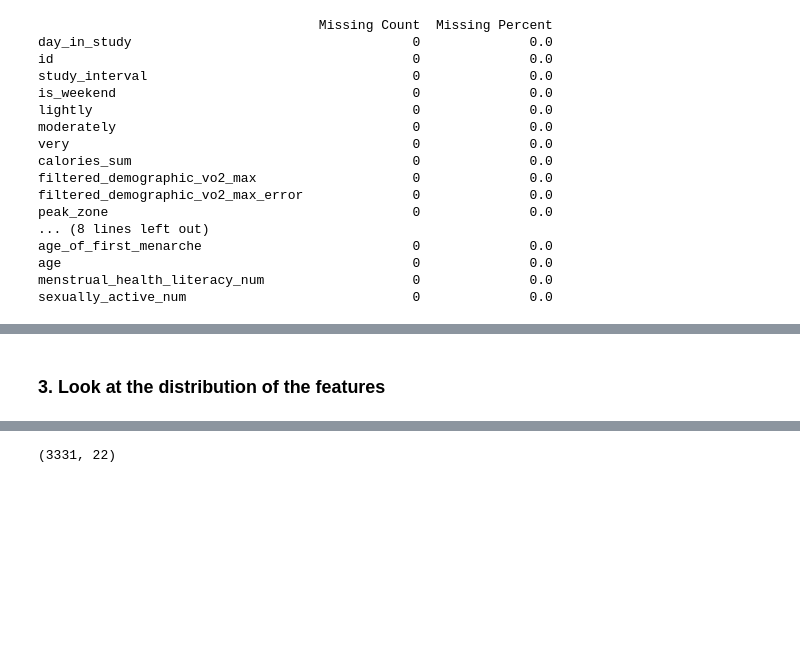
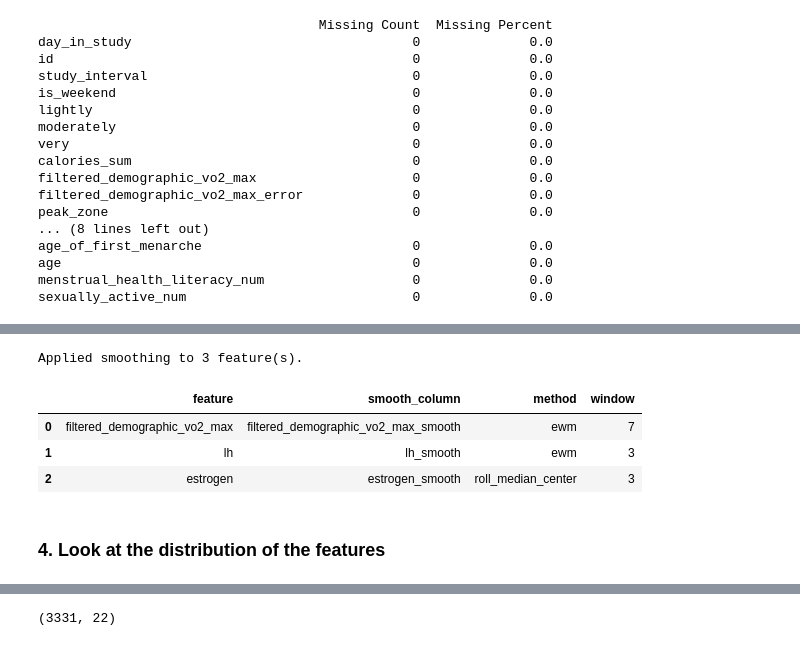
Before and after one commit to EstelleWang-UofT/ML-for-Women, a Jupyter notebook: notebooks/physical activity/merged preprocess.ipynb, the cells around one changed output, grey strips where cells are left out. Drawn from its saved outputs; the diff is of its cells as text; code cells hidden in the pictures; blank space fills up the shorter version.

```diff
--- a/notebooks/physical activity/merged preprocess.ipynb
+++ b/notebooks/physical activity/merged preprocess.ipynb
@@ -308,5 +526,30 @@ sexually_active_num                             0              0.0
+# %%
+applied = []
+
+for feat in smooth_features:
+    cfg = BEST_SMOOTH.get(feat)
+
+    col_smooth = f"{feat}_smooth"
+    merged_fatigue[col_smooth] = smooth_column(
+        merged_fatigue, feat, cfg['method'], cfg['window'], GROUP_COLS
+    )
+    applied.append({
+        'feature': feat,
+        'smooth_column': col_smooth,
+        'method': cfg['method'],
+        'window': cfg['window'],
+    })
+
+print(f"Applied smoothing to {len(applied)} feature(s).")
+display(pd.DataFrame(applied))
+# %% [output]
+Applied smoothing to 3 feature(s).
+|  | feature | smooth_column | method | window |
+| 0 | filtered_demographic_vo2_max | filtered_demographic_vo2_max_smooth | ewm | 7 |
+| 1 | lh | lh_smooth | ewm | 3 |
+| 2 | estrogen | estrogen_smooth | roll_median_center | 3 |
 # %% [markdown]
-### 3. Look at the distribution of the features
+### 4. Look at the distribution of the features
 # %%
 merged_fatigue.columns
 # %% [output]
```
Also changed, not shown: parts of 16 cells of this notebook.
